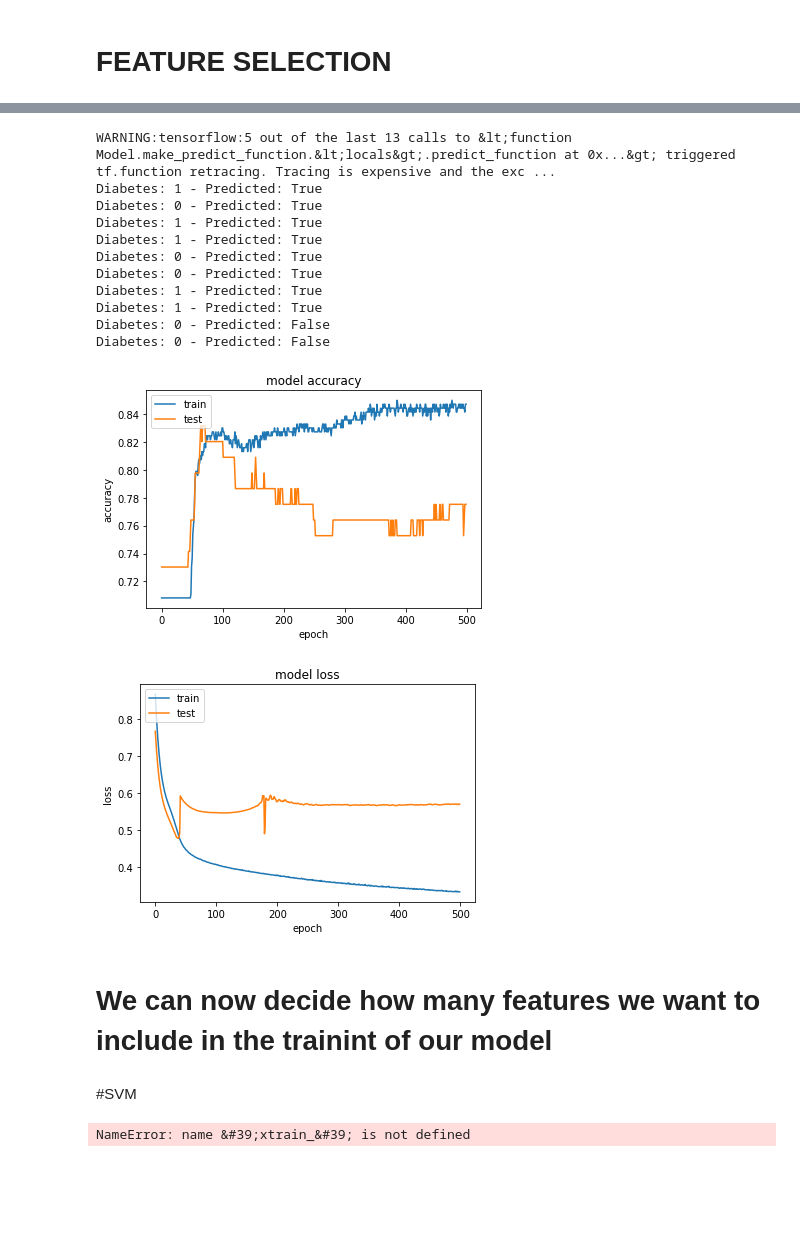
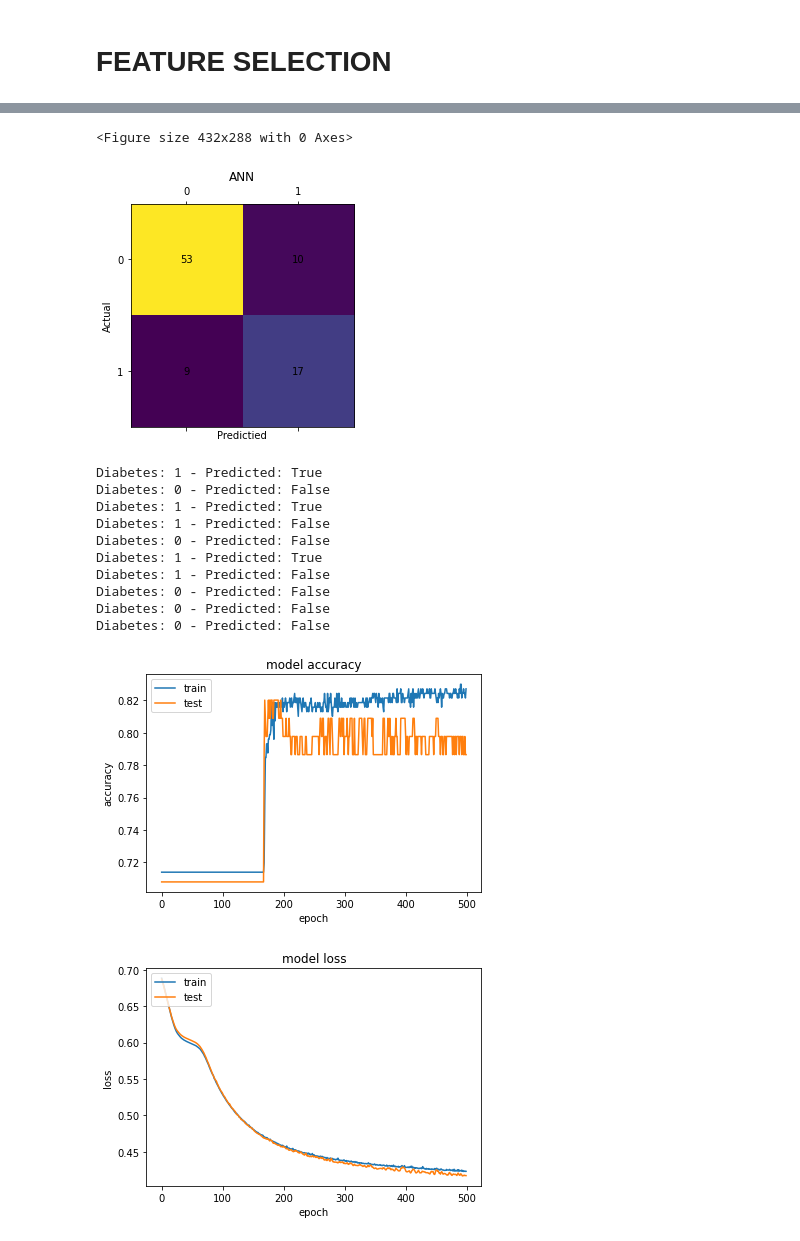
Before and after one commit to freshfish70/machine_learning, a Jupyter notebook: Diabetes.ipynb, the cells around one changed output, grey strips where cells are left out. Saved outputs shown, nothing was run; the diff lists cells and outputs as text; code cells hidden in the pictures; blank space fills up the shorter version.

Commit message:
Edit visuals

```diff
--- a/Diabetes.ipynb
+++ b/Diabetes.ipynb
@@ -56,7 +56,7 @@ y_ = np.zeros(y.shape)
 y_[y>=DIABETES_VALUE] = 1.
 y_ = y_.astype(int)
 
-xtrain_labeled, xtest_labeled, ytrain_labeled, ytest_labeled = train_test_split(x, y_, test_size=0.2, random_state=42)
+xtrain_labeled, xtest_labeled, ytrain_labeled, ytest_labeled = train_test_split(x, y_, test_size=0.2, random_state=42, stratify=y_)
 
 print(f"X Train SHAPE: {xtrain_normal.shape}\nY Train SHAPE: {ytrain_normal.shape}")
 
@@ -195,8 +195,8 @@ x_test_pca = transformed
 plot_pca_variance(pca)
 
 # SET TRAIN TEST DATA HERE!!!!
-x_train = x_train_pca
-x_test = x_test_pca
+x_train = x_train_kbest
+x_test = x_test_kbest
 y_train = ytrain_labeled
 y_test = ytest_labeled
 # %% [output]
@@ -219,15 +219,15 @@ from sklearn.linear_model import SGDClassifier
 # CREATE ANN for predicting Diabetes
 predicter = Sequential()
 # PCA
-predicter.add(Dense(units=25, activation='relu', input_dim=FEATURES, name='Input', kernel_initializer='he_uniform'))
-predicter.add(Dense(units= 18, activation='relu', name='hidden'))
+# predicter.add(Dense(units=16, activation='relu', input_dim=FEATURES, name='Input', kernel_initializer='he_uniform'))
+# predicter.add(Dense(units= 20, activation='relu', name='hidden'))
+# predicter.add(Dense(units= 15, activation='relu', name='hidden2'))
+# predicter.add(Dense(units= 1, activation='tanh',name='Output'))
+# kbest
+predicter.add(Dense(units=15, activation='relu', input_dim=FEATURES, name='Input'))
+predicter.add(Dense(units= 20, activation='relu', name='hidden'))
 predicter.add(Dense(units= 15, activation='softmax', name='hidden2'))
-predicter.add(Dense(units= 1, activation='tanh',name='Output'))
-# kbest
-# predicter.add(Dense(units=25, activation='relu', input_dim=FEATURES, name='Input', kernel_initializer='he_uniform'))
-# predicter.add(Dense(units= 18, activation='relu', name='hidden'))
-# predicter.add(Dense(units= 15, activation='softmax', name='hidden2'))
-# predicter.add(Dense(units= 1, activation='sigmoid',name='Output'))
+predicter.add(Dense(units= 1, activation='sigmoid',name='Output'))
 # - BINARY
 # binary_crossentropy - 2 classes
 # categorical_crossentropy - multiple classes
@@ -236,7 +236,7 @@ predicter.add(Dense(units= 1, activation='tanh',name='Output'))
 # - REGRESSION
 # mean_squared_error
 # mean_absolute_error
-predicter.compile(optimizer='nadam', loss='hinge', metrics=['accuracy'])
+predicter.compile(optimizer='nadam', loss='binary_crossentropy', metrics=['accuracy'])
 
 # CONFUSION MATRIX
 svc_clf = SVC(random_state=42,kernel='rbf', C=2200, gamma=0.0001)
@@ -270,4 +270,4 @@ Percentage correct:  82.02247191011236
 # %%
-history = predicter.fit(x = x_train, y=y_train, epochs=500, batch_size=90, shuffle=True,\
+history = predicter.fit(x = x_train, y=y_train, epochs=500, batch_size=64, shuffle=True,\
                     validation_data=(x_test, y_test), verbose=1)
 # %% [output]
@@ -291,54 +291,41 @@ Epoch 500/500
 # %%
 from sklearn.metrics import confusion_matrix, classification_report
 
 pr = predicter.predict(x_test)
+pr_reformed = pr[:,0]
+pr_transformed = np.zeros(len(pr))
+pr_transformed[pr_res>0.5] = 1
 
-num = 10 #len(pr)
-for i in range(0, num):
-  print(f"Diabetes: {y_test[i]} - Predicted: {pr[i][0]>0} ")
+ann_cm = confusion_matrix(y_true=y_test, y_pred=pr_transformed)
+plot_matrix("ANN", ann_cm)
 
 plt.plot(history.history['accuracy'])
 plt.plot(history.history['val_accuracy'])
 plt.title('model accuracy')
 plt.ylabel('accuracy')
 plt.xlabel('epoch')
 plt.legend(['train', 'test'], loc='upper left')
 plt.show()
 # summarize history for loss
 plt.plot(history.history['loss'])
 plt.plot(history.history['val_loss'])
 plt.title('model loss')
 plt.ylabel('loss')
 plt.xlabel('epoch')
 plt.legend(['train', 'test'], loc='upper left')
 plt.show()
 # %% [output]
-WARNING:tensorflow:5 out of the last 13 calls to &lt;function Model.make_predict_function.&lt;locals&gt;.predict_function at 0x...&gt; triggered tf.function retracing. Tracing is expensive and the exc ...
-Diabetes: 1 - Predicted: True
-Diabetes: 0 - Predicted: True
-Diabetes: 1 - Predicted: True
-Diabetes: 1 - Predicted: True
-Diabetes: 0 - Predicted: True
-Diabetes: 0 - Predicted: True
-Diabetes: 1 - Predicted: True
-Diabetes: 1 - Predicted: True
-Diabetes: 0 - Predicted: False
-Diabetes: 0 - Predicted: False
+<Figure size 432x288 with 0 Axes>
-[figure, old version]
+[figure, new version]
+Diabetes: 1 - Predicted: True
+Diabetes: 0 - Predicted: False
+Diabetes: 1 - Predicted: True
+Diabetes: 1 - Predicted: False
+Diabetes: 0 - Predicted: False
+Diabetes: 1 - Predicted: True
+Diabetes: 1 - Predicted: False
+Diabetes: 0 - Predicted: False
+Diabetes: 0 - Predicted: False
+Diabetes: 0 - Predicted: False
-[figure, old version]
+[figure, new version]
+[figure, added]
-# %% [markdown]
-# We can now decide how many features we want to include in the trainint of our model
-# %% [markdown]
-#SVM
-# %%
- from sklearn import svm
- from sklearn import metrics
-
-
- clf = svm.SVC(kernel='linear')
- clf.fit(xtrain_,ytrain)
- y_pred = clf.predict(xtest)
-
-print("Accuracy:",metrics.accuracy_score(ytest, y_pred))
-# %% [output]
-NameError: name &#39;xtrain_&#39; is not defined
```
Also changed, not shown: parts of 5 cells of this notebook.
